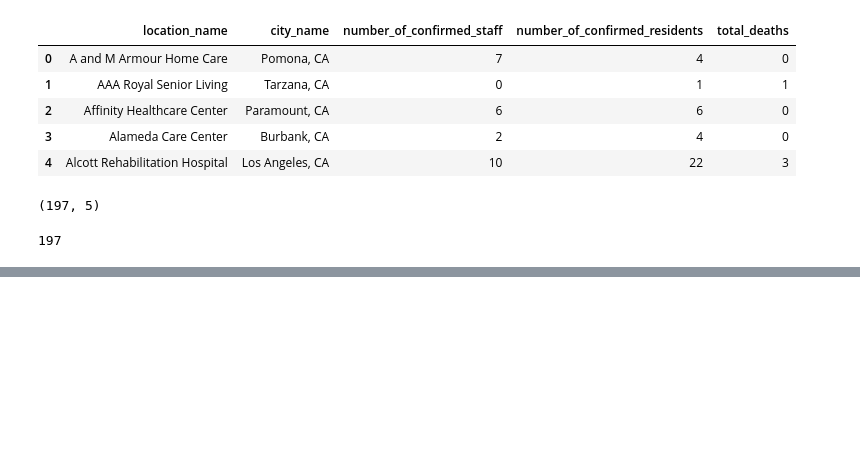
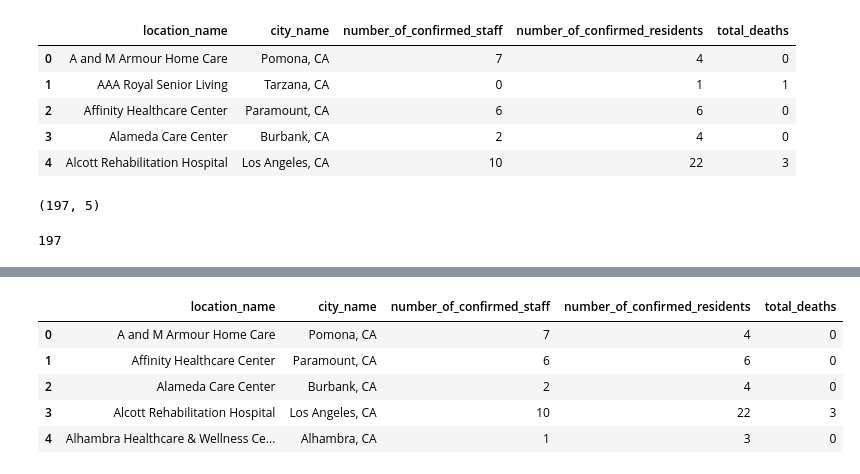
Before and after one commit to francisco-avalos/LA_covid19_data_cases, a Jupyter notebook: jupyter-notebook-sandbox/Sandbox - Adding POI to usc-model.ipynb, the cells around one changed output, grey strips where cells are left out. Drawn from its saved outputs; the diff is of its cells as text; code cells hidden in the pictures; blank space fills up the shorter version.

```diff
--- a/jupyter-notebook-sandbox/Sandbox - Adding POI to usc-model.ipynb
+++ b/jupyter-notebook-sandbox/Sandbox - Adding POI to usc-model.ipynb
@@ -47,0 +105,9 @@ oct1_oct2_df.head()
+# %%
+RCAC_oct0220_df.head() # (197, 5)
+# %% [output]
+|  | location_name | city_name | number_of_confirmed_staff | number_of_confirmed_residents | total_deaths |
+| 0 | A and M Armour Home Care | Pomona, CA | 7 | 4 | 0 |
+| 1 | Affinity Healthcare Center | Paramount, CA | 6 | 6 | 0 |
+| 2 | Alameda Care Center | Burbank, CA | 2 | 4 | 0 |
+| 3 | Alcott Rehabilitation Hospital | Los Angeles, CA | 10 | 22 | 3 |
+| 4 | Alhambra Healthcare & Wellness Ce... | Alhambra, CA | 1 | 3 | 0 |
```
Also changed, not shown: parts of 11 cells of this notebook.
